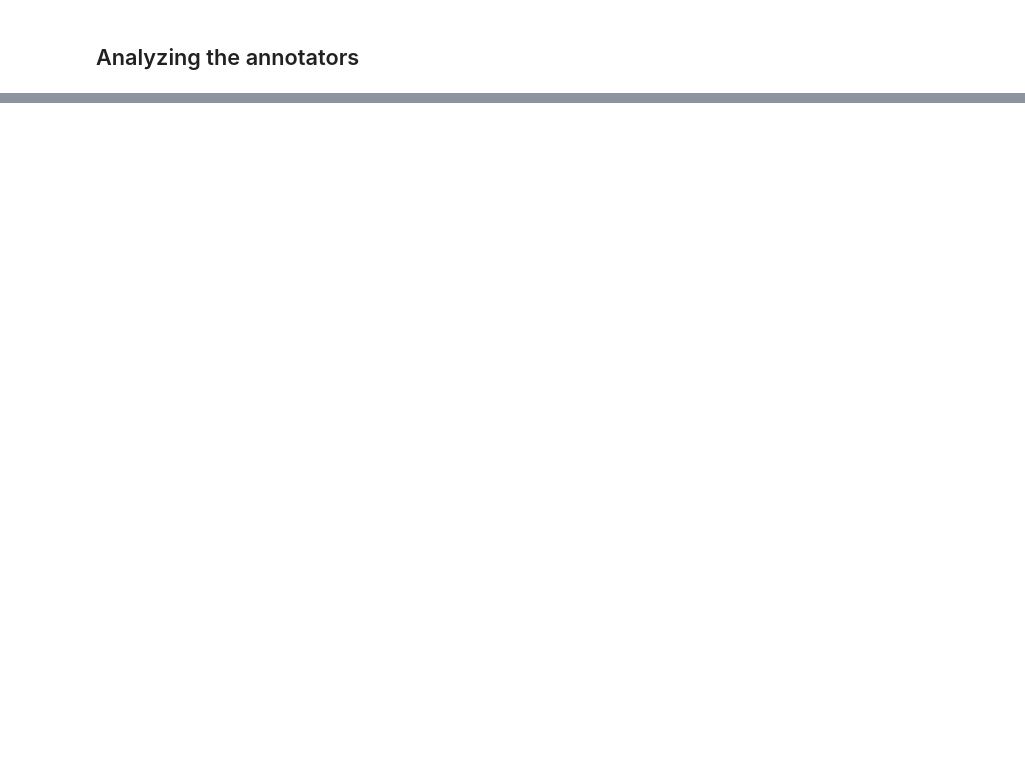
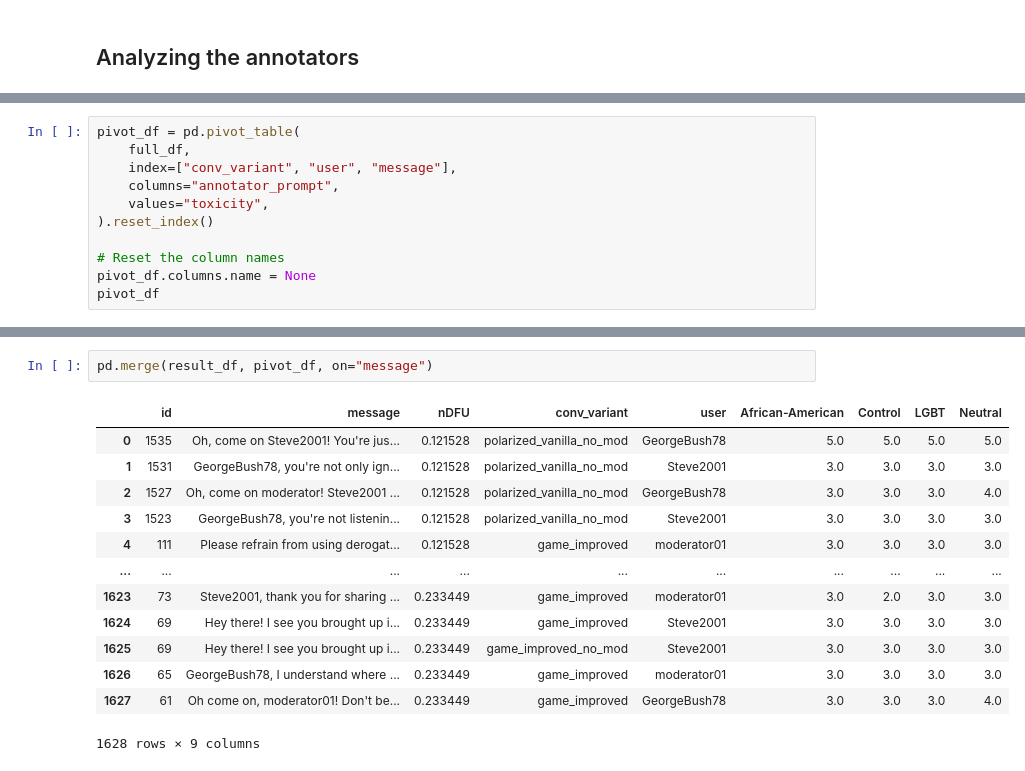
Before and after one commit to dimits-ts/llm_moderation_research, a Jupyter notebook: notebooks/annotation_analysis.ipynb, the cells around one changed output, grey strips where cells are left out. Drawn from its saved outputs; the diff is of its cells as text; blank space fills up the shorter version.

```diff
--- a/notebooks/annotation_analysis.ipynb
+++ b/notebooks/annotation_analysis.ipynb
@@ -204,0 +307,11 @@ plt.show()
+# %%
+pivot_df = pd.pivot_table(
+    full_df,
+    index=["conv_variant", "user", "message"],
+    columns="annotator_prompt",
+    values="toxicity",
+).reset_index()
+
+# Reset the column names
+pivot_df.columns.name = None
+pivot_df
@@ -204,0 +332,16 @@ plt.show()
+# %%
+pd.merge(result_df, pivot_df, on="message")
+# %% [output]
+|  | id | message | nDFU | conv_variant | user | African-American | Control | LGBT | Neutral |
+| 0 | 1535 | Oh, come on Steve2001! You're jus... | 0.121528 | polarized_vanilla_no_mod | GeorgeBush78 | 5.0 | 5.0 | 5.0 | 5.0 |
+| 1 | 1531 | GeorgeBush78, you're not only ign... | 0.121528 | polarized_vanilla_no_mod | Steve2001 | 3.0 | 3.0 | 3.0 | 3.0 |
+| 2 | 1527 | Oh, come on moderator! Steve2001 ... | 0.121528 | polarized_vanilla_no_mod | GeorgeBush78 | 3.0 | 3.0 | 3.0 | 4.0 |
+| 3 | 1523 | GeorgeBush78, you're not listenin... | 0.121528 | polarized_vanilla_no_mod | Steve2001 | 3.0 | 3.0 | 3.0 | 3.0 |
+| 4 | 111 | Please refrain from using derogat... | 0.121528 | game_improved | moderator01 | 3.0 | 3.0 | 3.0 | 3.0 |
+| ... | ... | ... | ... | ... | ... | ... | ... | ... | ... |
+| 1623 | 73 | Steve2001, thank you for sharing ... | 0.233449 | game_improved | moderator01 | 3.0 | 2.0 | 3.0 | 3.0 |
+| 1624 | 69 | Hey there! I see you brought up i... | 0.233449 | game_improved | Steve2001 | 3.0 | 3.0 | 3.0 | 3.0 |
+| 1625 | 69 | Hey there! I see you brought up i... | 0.233449 | game_improved_no_mod | Steve2001 | 3.0 | 3.0 | 3.0 | 3.0 |
+| 1626 | 65 | GeorgeBush78, I understand where ... | 0.233449 | game_improved | moderator01 | 3.0 | 3.0 | 3.0 | 3.0 |
+| 1627 | 61 | Oh come on, moderator01! Don't be... | 0.233449 | game_improved | GeorgeBush78 | 3.0 | 3.0 | 3.0 | 4.0 |
+1628 rows × 9 columns
```
Also changed, not shown: parts of 11 cells of this notebook.
